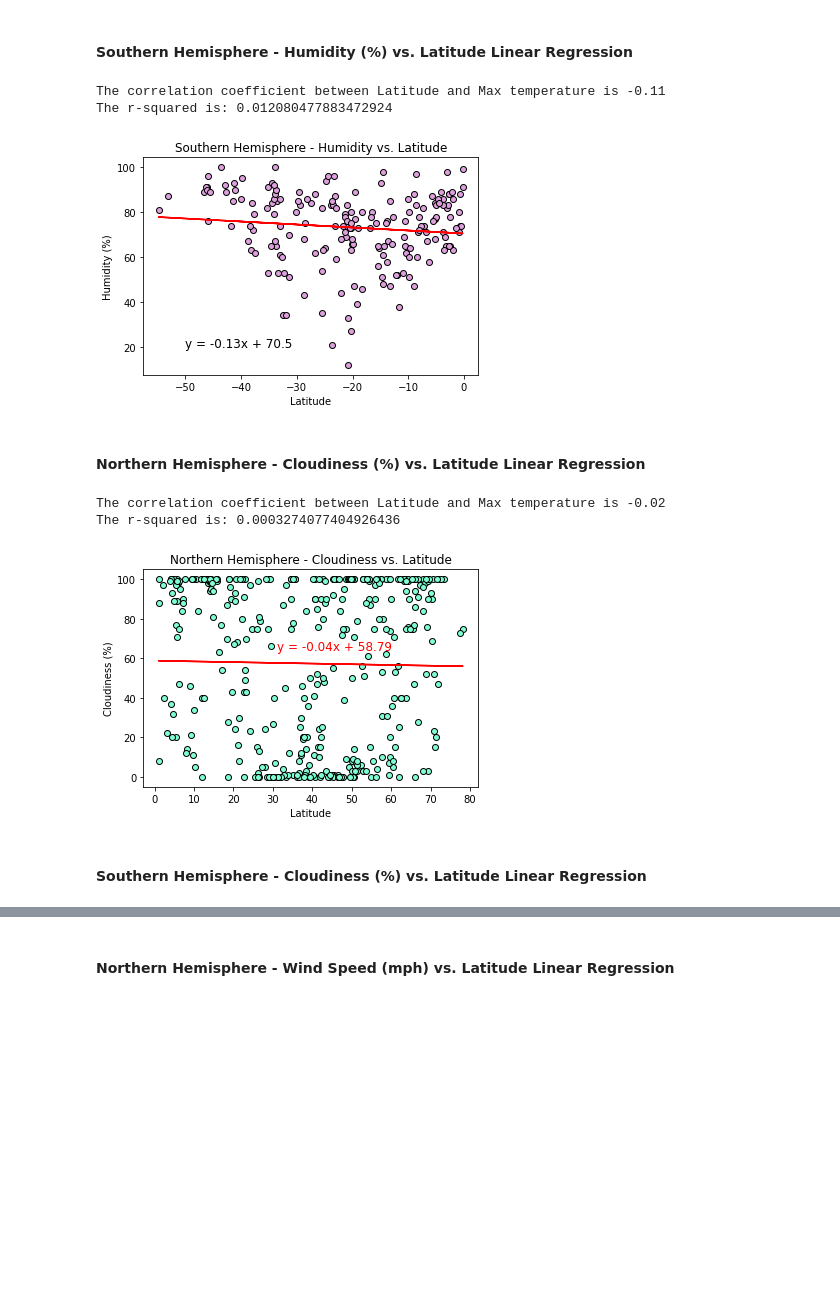
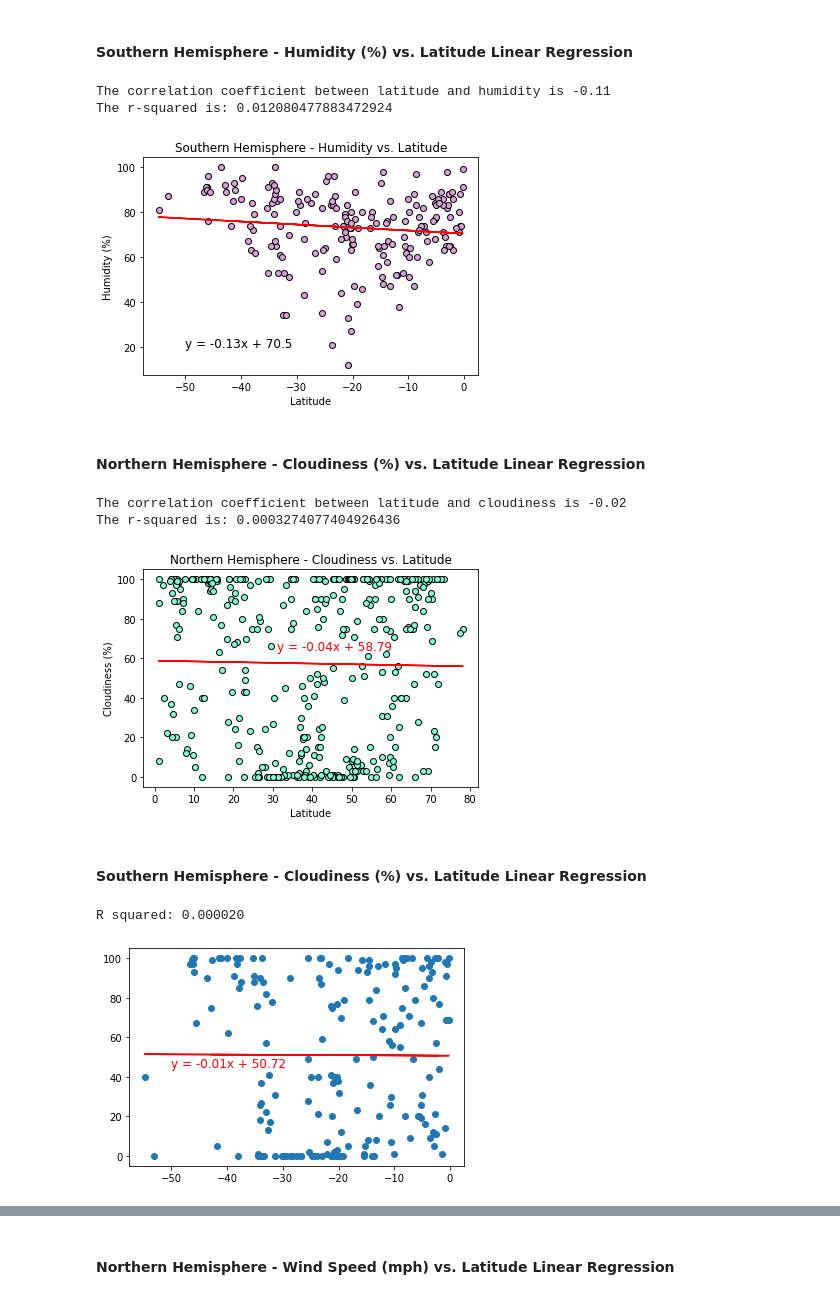
Before and after one commit to LP-116/python-api-challenge, a Jupyter notebook: WeatherPy/WeatherPy.ipynb, the cells around one changed output, grey strips where cells are left out. Cells and saved outputs as stored; diff of their text form; code cells hidden in the pictures; blank space fills up the shorter version.

```diff
--- a/WeatherPy/WeatherPy.ipynb
+++ b/WeatherPy/WeatherPy.ipynb
@@ -425,7 +425,7 @@ s_x_data = southern_df["Lat"]
 s_y_hum = southern_df["Humidity"]
 
 correlation = st.pearsonr(s_x_data, s_y_hum)
-print(f"The correlation coefficient between Latitude and Max temperature is {round(correlation[0],2)}")
+print(f"The correlation coefficient between latitude and humidity is {round(correlation[0],2)}")
 
 shum_slope, shum_int, shum_r, shum_p, shum_std_err = linregress(s_x_data, s_y_hum)
 
@@ -444,7 +444,7 @@ plt.scatter(s_x_data, s_y_hum, marker="o", color="plum", edgecolor="black")
 plt.savefig("output_data/southern_lat_humidity.png", bbox_inches='tight');
 plt.show()
 # %% [output]
-The correlation coefficient between Latitude and Max temperature is -0.11
+The correlation coefficient between latitude and humidity is -0.11
 The r-squared is: 0.012080477883472924
 [figure]
 # %% [markdown]
@@ -454,7 +454,7 @@ n_x_data = northern_df["Lat"]
 n_y_cloud = northern_df["Cloudiness"]
 
 correlation = st.pearsonr(n_x_data, n_y_cloud)
-print(f"The correlation coefficient between Latitude and Max temperature is {round(correlation[0],2)}")
+print(f"The correlation coefficient between latitude and cloudiness is {round(correlation[0],2)}")
 
 ncloud_slope, ncloud_int, ncloud_r, ncloud_p, ncloud_std_err = linregress(n_x_data, n_y_cloud)
 
@@ -473,11 +473,32 @@ plt.scatter(n_x_data, n_y_cloud, marker="o", color="aquamarine", edgecolor="blac
 plt.savefig("output_data/northern_lat_cloudiness.png", bbox_inches='tight');
 plt.show()
 # %% [output]
-The correlation coefficient between Latitude and Max temperature is -0.02
+The correlation coefficient between latitude and cloudiness is -0.02
 The r-squared is: 0.0003274077404926436
 [figure]
 # %% [markdown]
 ####  Southern Hemisphere - Cloudiness (%) vs. Latitude Linear Regression
+# %%
+x_val = southern_df["Lat"]
+y_val = southern_df["Cloudiness"]
+
+(slope, intercept, rvalue, pvalue, stderr) = linregress(x_val, y_val)
+
+newr = (rvalue**2).round(5)
+
+regress_val = x_val * slope + intercept
+
+line_eq = "y = " + str(round(slope,2)) + "x + " + str(round(intercept,2))
+
+plt.scatter(x_val, y_val)
+
+plt.plot(x_val, regress_val, "r-")
+plt.annotate(line_eq,(-50,45), fontsize=12, color="red")
+print(f"R squared: {newr:f}")
+plt.show()
+# %% [output]
+R squared: 0.000020
+[figure, added]
 # %%
 s_x_data = southern_df["Lat"]
 s_y_cloud = southern_df["Cloudiness"]
```
Also changed, not shown: parts of 5 cells of this notebook, 2 other files.
